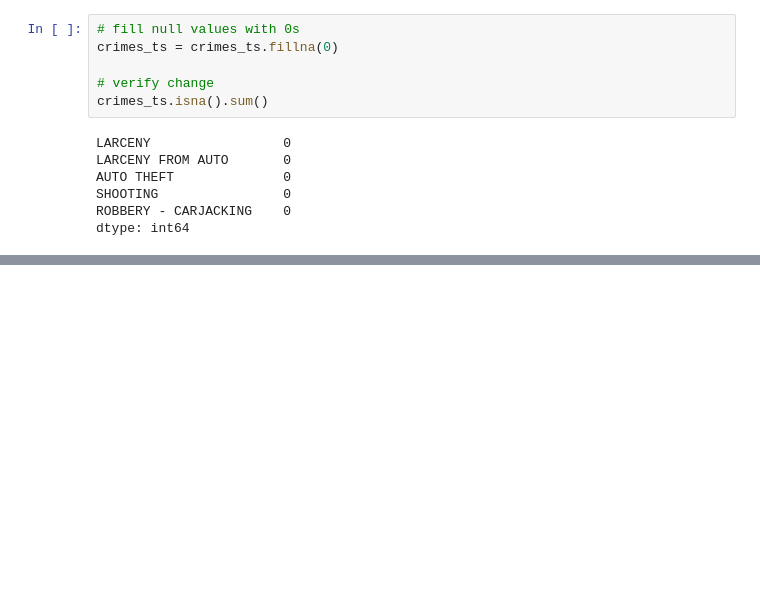
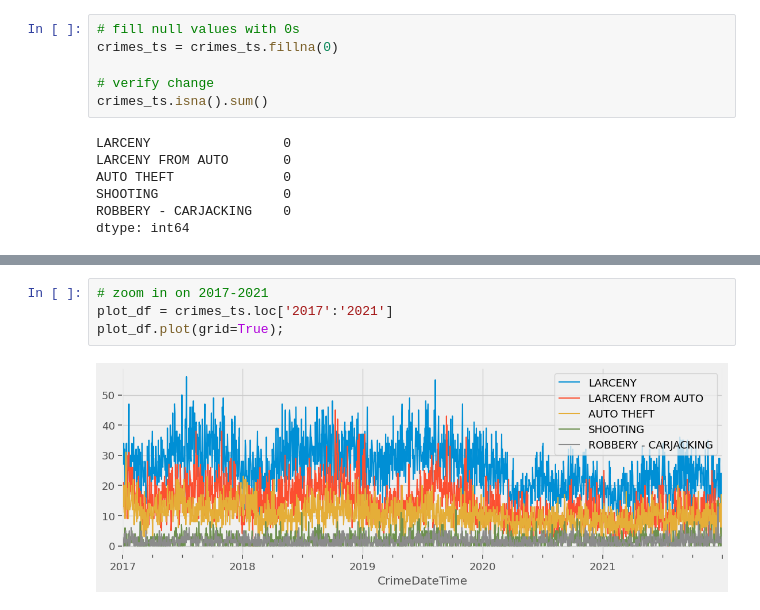
Before and after one commit to EhLeeOod/time-series, a Jupyter notebook: time-series-practice.ipynb, the cells around one changed output, grey strips where cells are left out. Drawn from its saved outputs; the diff is of its cells as text; blank space fills up the shorter version.

```diff
--- a/time-series-practice.ipynb
+++ b/time-series-practice.ipynb
@@ -1816,0 +1822,6 @@ dtype: int64
+# %%
+# zoom in on 2017-2021
+plot_df = crimes_ts.loc['2017':'2021']
+plot_df.plot(grid=True);
+# %% [output]
+[figure, added]
```
Also changed, not shown: parts of 9 cells of this notebook.
